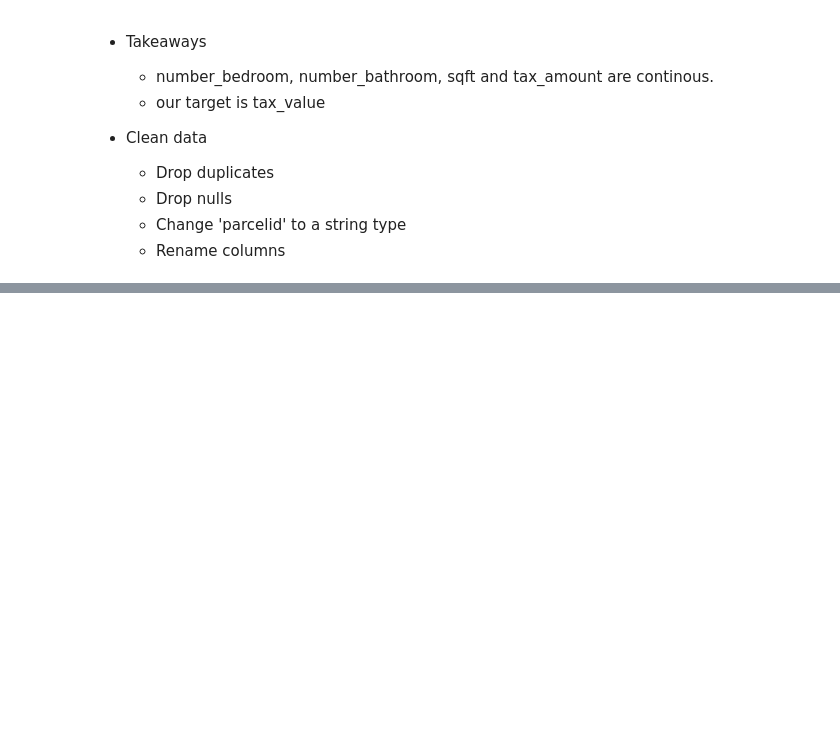
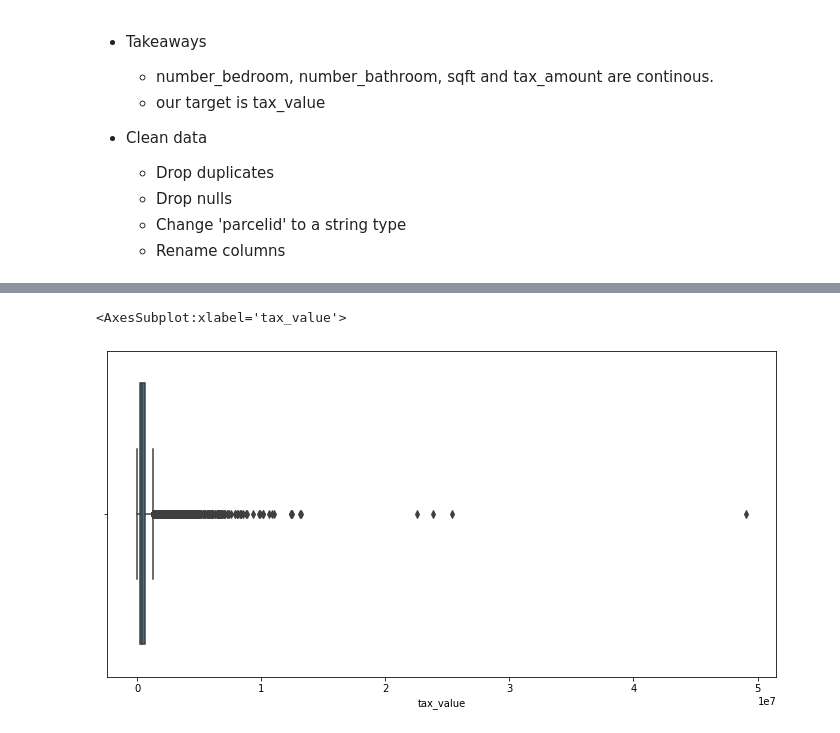
Before and after one commit to Olivert75/regression_project, a Jupyter notebook: Initial_workbook.ipynb, the cells around one changed output, grey strips where cells are left out. Cells and saved outputs as stored; diff of their text form; code cells hidden in the pictures; blank space fills up the shorter version.

```diff
--- a/Initial_workbook.ipynb
+++ b/Initial_workbook.ipynb
@@ -171,0 +214,6 @@ prepare.distribution_boxplot(df)
+# %%
+plt.figure(figsize=(12, 6))
+sns.boxplot(train['tax_value'])
+# %% [output]
+<AxesSubplot:xlabel='tax_value'>
+[figure, added]
```
Also changed, not shown: parts of 61 cells of this notebook.
